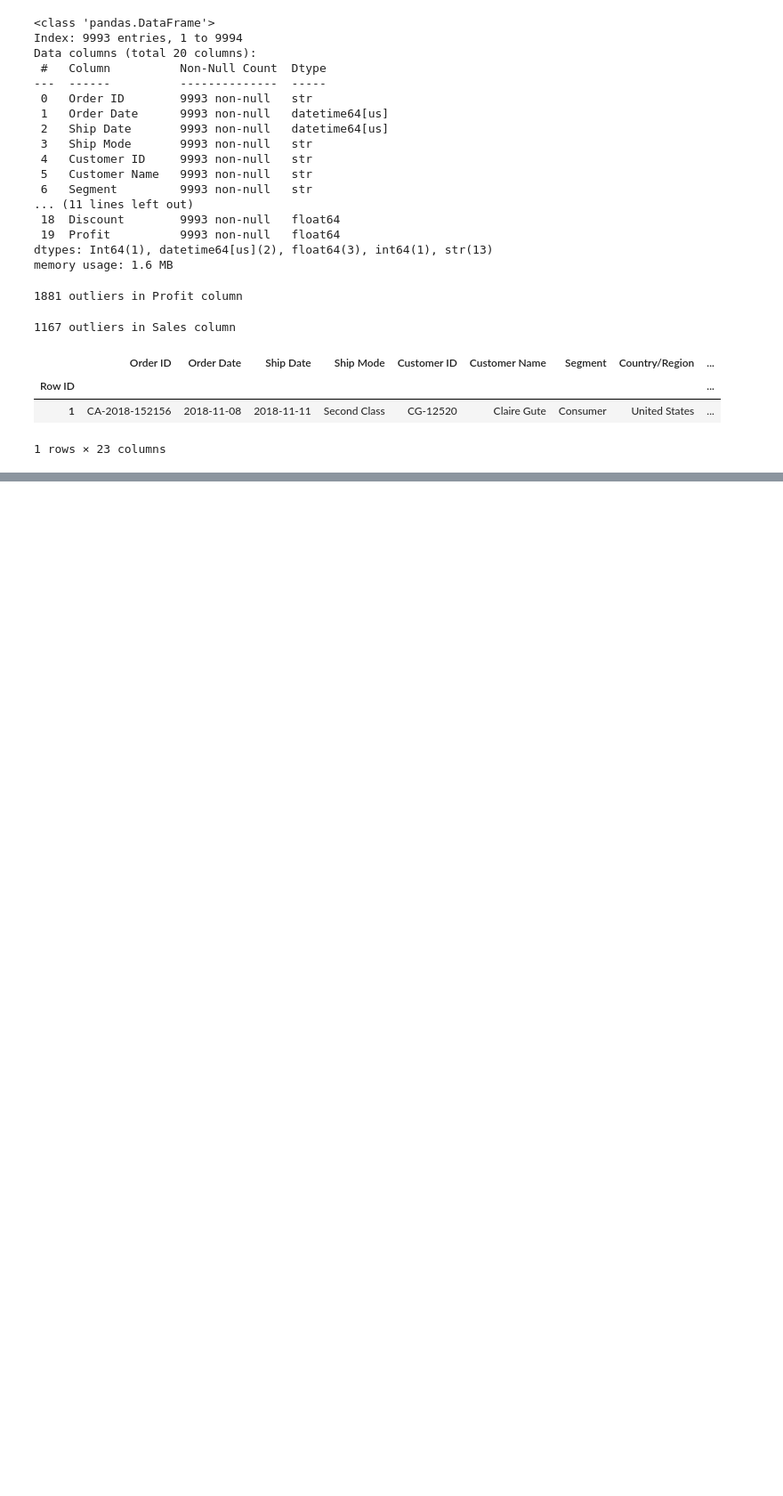
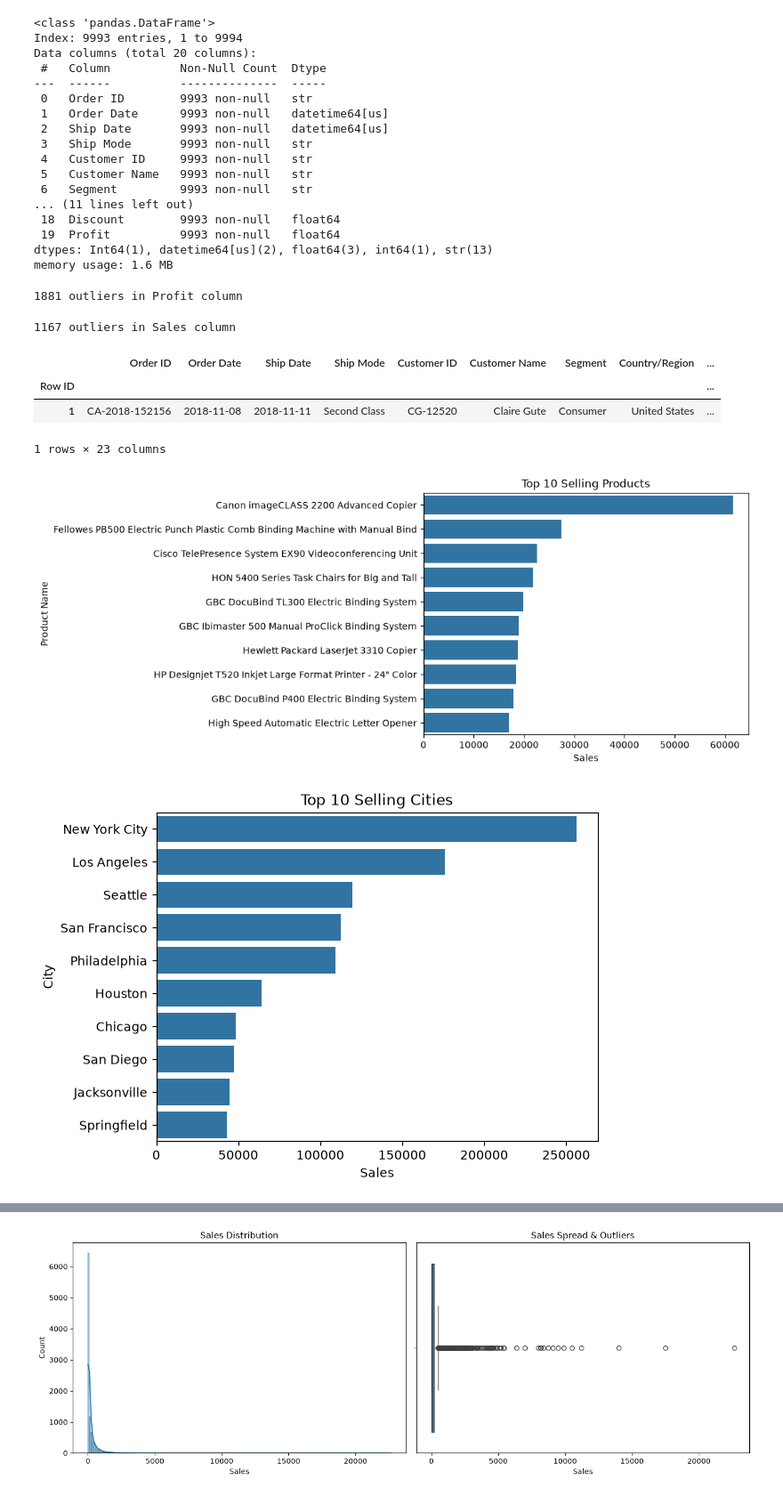
Before and after one commit to 00carter/Mini-Project-1, a Jupyter notebook: superstore_analysis.ipynb, the cells around one changed output, grey strips where cells are left out. Shown at 89% size. Saved outputs shown, nothing was run; the diff lists cells and outputs as text; code cells hidden in the pictures; blank space fills up the shorter version.

```diff
--- a/superstore_analysis.ipynb
+++ b/superstore_analysis.ipynb
@@ -45,3 +45,9 @@ df.head(1)
 | Row ID |  |  |  |  |  |  |  |  | ... |
 | 1 | CA-2018-152156 | 2018-11-08 | 2018-11-11 | Second Class | CG-12520 | Claire Gute | Consumer | United States | ... |
 1 rows × 23 columns
+# %%
+v = Visualization(df)
+v.show_all()
+# %% [output]
+[figure, added]
+[figure, added]
@@ -47,0 +56 @@ df.head(1)
+[figure, added]
```
Also changed, not shown: parts of 2 cells of this notebook, 10 other files.
